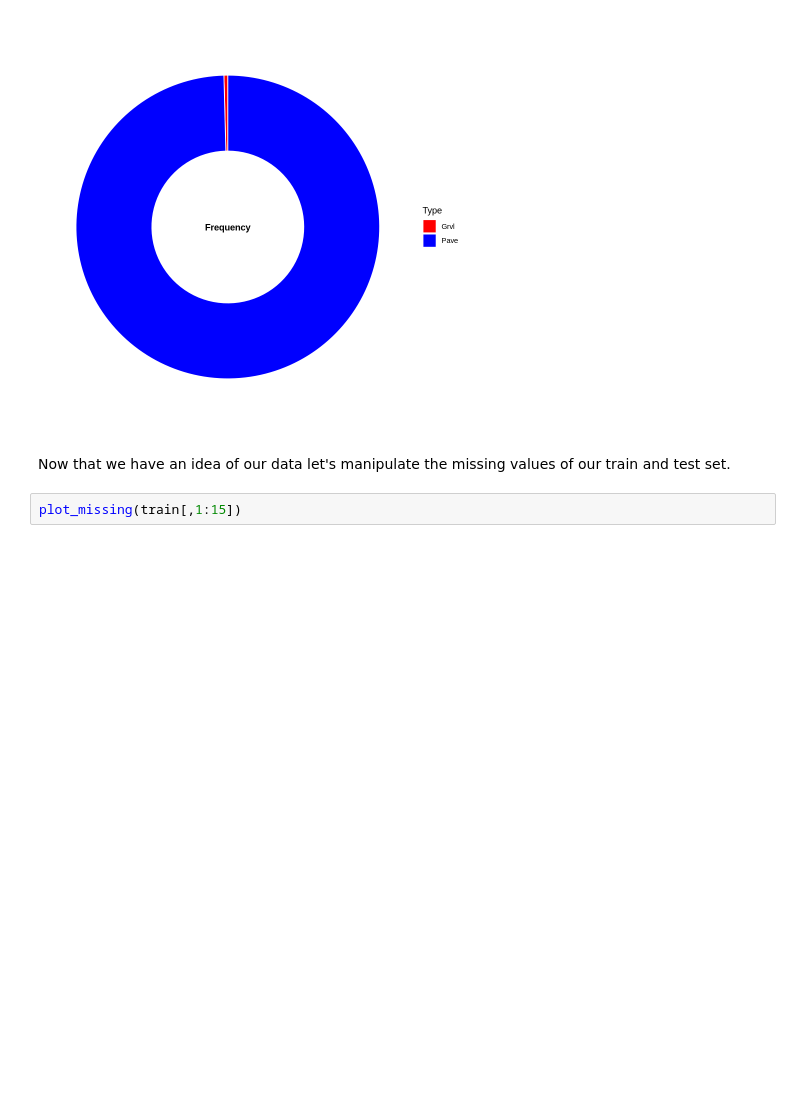
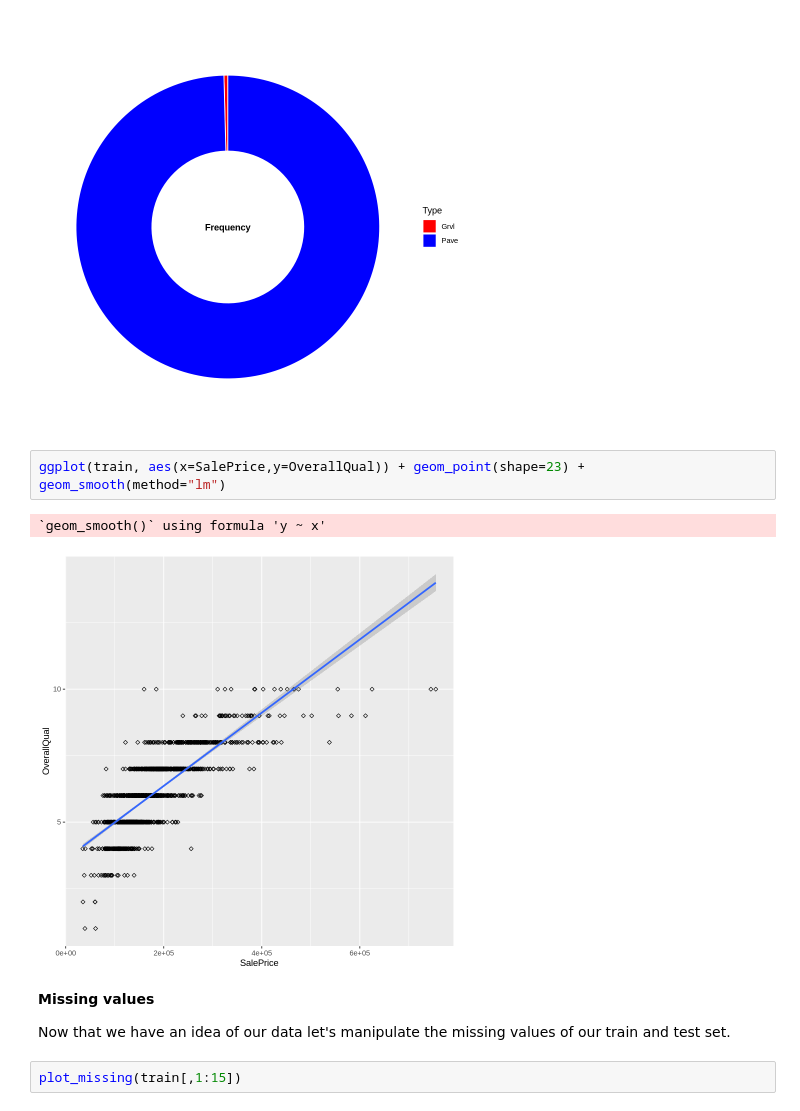
Before and after one commit to katlidakis/first, a Jupyter notebook: Ameshousing.ipynb, the cells around one changed output. Drawn from its saved outputs; the diff is of its cells as text; blank space fills up the shorter version.

```diff
--- a/Ameshousing.ipynb
+++ b/Ameshousing.ipynb
@@ -61,7 +62,14 @@ scale_fill_manual(values = c("red","blue"))+
 annotate(geom = 'text', x = 0.5, y = 0,fontface =2, label ="Frequency")
 # %% [output]
 [figure]
+# %%
+ggplot(train, aes(x=SalePrice,y=OverallQual)) + geom_point(shape=23) + geom_smooth(method="lm")
+# %% [output]
+`geom_smooth()` using formula 'y ~ x'
+[figure, added]
 # %% [markdown]
+**Missing values**
+
 Now that we have an idea of our data let's manipulate the missing values of our train and test set.
 # %%
 plot_missing(train[,1:15])
```
Also changed, not shown: parts of 4 cells of this notebook.
